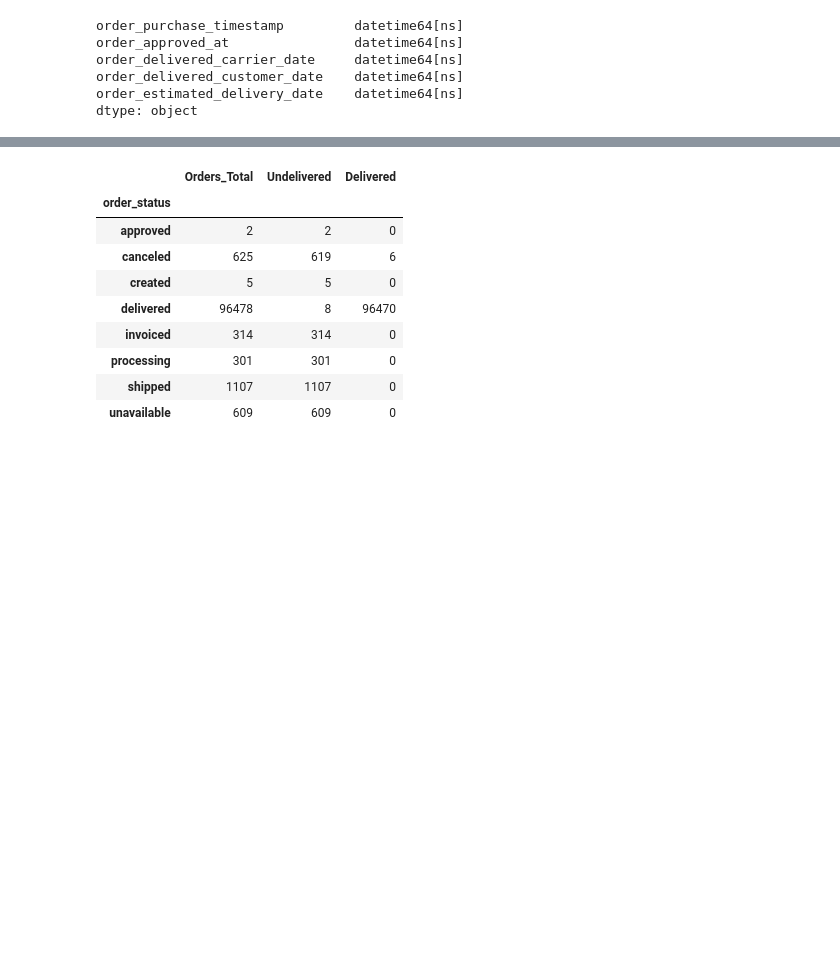
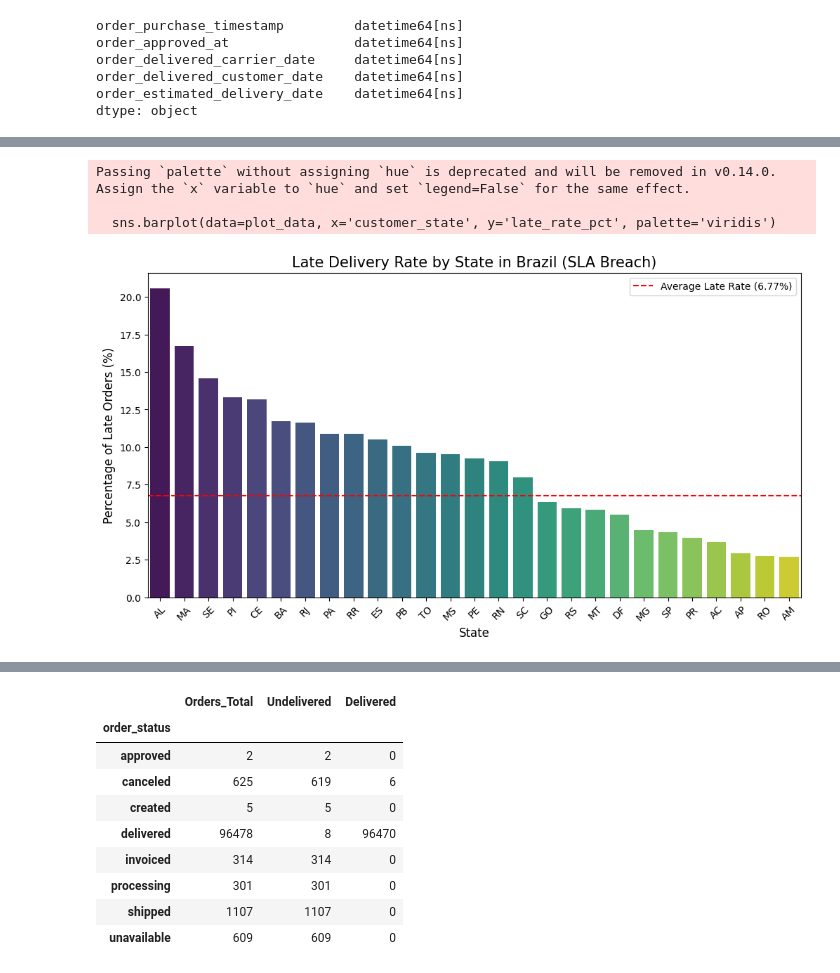
Before and after one commit to Ezequiel-ib/project-olist-db, a Jupyter notebook: notebooks/02_eda_orders.ipynb, the cells around one changed output, grey strips where cells are left out. Cells and saved outputs as stored; diff of their text form; code cells hidden in the pictures; blank space fills up the shorter version.

Commit message:
feat(eda): add delivery sla analysis, customer joins and regional kpis

```diff
--- a/notebooks/02_eda_orders.ipynb
+++ b/notebooks/02_eda_orders.ipynb
@@ -73,0 +117,22 @@ dtype: object
+# %%
+df_customers = pd.read_csv('../data/olist_customers_dataset.csv')
+
+#------------------------------------------------------------------------------------------------------------
+# Join with customers_table to find the root of late rate searching state and city of the order
+#------------------------------------------------------------------------------------------------------------
+
+orders_with_customers = pd.merge(df_customers, df_orders, on='customer_id', how='inner')
+
+only_delivered_late = orders_with_customers[orders_with_customers['delay_vs_estimated'] > 0]
+
+total_by_state = orders_with_customers.groupby('customer_state').size()
+late_by_state = only_delivered_late.groupby('customer_state').size()
+
+state_analysis = pd.DataFrame({
+    'total_orders': total_by_state,
+    'late_orders': late_by_state
+}).fillna(0)
+
+state_analysis['late_rate_pct'] = ((state_analysis['late_orders'] / state_analysis['total_orders']) * 100).round(2)
+
+display(state_analysis.sort_values(by='late_rate_pct', ascending=False).head(10))
@@ -73,0 +152,26 @@ dtype: object
+# %%
+import matplotlib.pyplot as plt
+import seaborn as sns
+
+# 1. Reset the index so that it doesn't use customer_date
+plot_data = state_analysis.sort_values(by='late_rate_pct', ascending=False).reset_index()
+
+plt.figure(figsize=(12, 6))
+
+sns.barplot(data=plot_data, x='customer_state', y='late_rate_pct', palette='viridis')
+
+plt.axhline(6.77, color='red', linestyle='--', label='Average Late Rate (6.77%)')
+
+# 5. Design
+plt.title('Late Delivery Rate by State in Brazil (SLA Breach)', fontsize=15)
+plt.xlabel('State', fontsize=12)
+plt.ylabel('Percentage of Late Orders (%)', fontsize=12)
+plt.legend()
+plt.xticks(rotation=45)
+
+plt.show()
+# %% [output]
+Passing `palette` without assigning `hue` is deprecated and will be removed in v0.14.0. Assign the `x` variable to `hue` and set `legend=False` for the same effect.
+
+  sns.barplot(data=plot_data, x='customer_state', y='late_rate_pct', palette='viridis')
+[figure, added]
```
Also changed, not shown: parts of 8 cells of this notebook, 3 other files.
